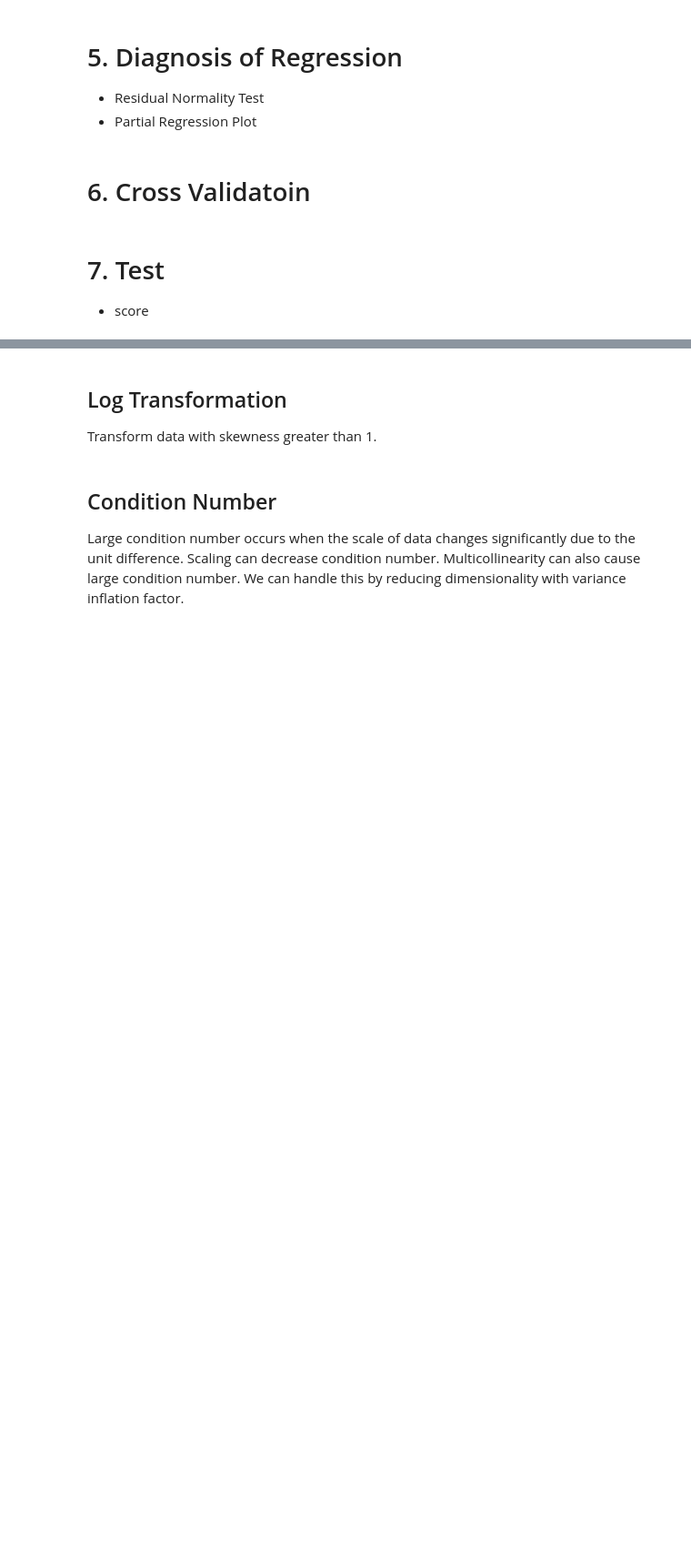
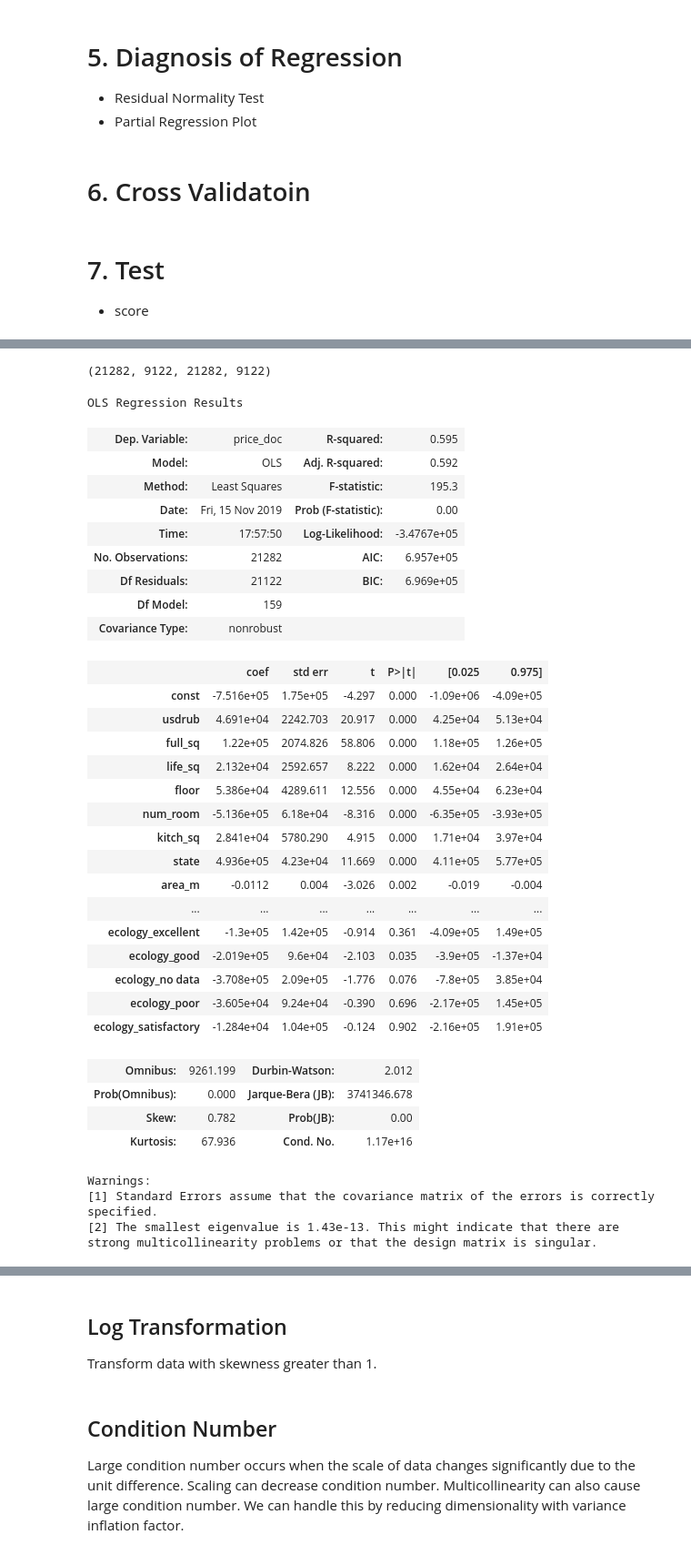
Before and after one commit to hojisu/sberbank-russian-housing-market, a Jupyter notebook: code/Modeling-StatsModels_final2.ipynb, the cells around one changed output, grey strips where cells are left out. Shown at 91% size. Drawn from its saved outputs; the diff is of its cells as text; code cells hidden in the pictures; blank space fills up the shorter version.

Commit message:
develop model

```diff
--- a/code/Modeling-StatsModels_final2.ipynb
+++ b/code/Modeling-StatsModels_final2.ipynb
@@ -97,0 +113,59 @@ Replace -, +, :, ~, * in column name with underscore
+# %%
+X_train, X_test, y_train, y_test = train_test_split(dfx, dfy, test_size=0.3, random_state=1)
+len(X_train), len(X_test), len(y_train), len(y_test)
+# %% [output]
+(21282, 9122, 21282, 9122)
+# %%
+# StandardScaler
+std_scaler = StandardScaler()
+std_scaler.fit(X_train)
+X_train_std_scaler = std_scaler.transform(X_train)
+std_scaler.fit(X_test)
+X_test_std_scaler = std_scaler.transform(X_test)
+# %%
+# RobustScaler
+robust_scaler = RobustScaler()
+robust_scaler.fit(X_train)
+X_train_robust_scaler = robust_scaler.transform(X_train)
+robust_scaler.fit(X_test)
+X_train_robust_scaler = robust_scaler.transform(X_test)
+# %%
+X_train = sm.add_constant(X_train)
+# %%
+result = sm.OLS(y_train, X_train).fit()
+result.summary()
+# %% [output]
+OLS Regression Results
+| Dep. Variable: | price_doc | R-squared: | 0.595 |
+| Model: | OLS | Adj. R-squared: | 0.592 |
+| Method: | Least Squares | F-statistic: | 195.3 |
+| Date: | Fri, 15 Nov 2019 | Prob (F-statistic): | 0.00 |
+| Time: | 17:57:50 | Log-Likelihood: | -3.4767e+05 |
+| No. Observations: | 21282 | AIC: | 6.957e+05 |
+| Df Residuals: | 21122 | BIC: | 6.969e+05 |
+| Df Model: | 159 |  |  |
+| Covariance Type: | nonrobust |  |  |
+|  | coef | std err | t | P>|t| | [0.025 | 0.975] |
+| const | -7.516e+05 | 1.75e+05 | -4.297 | 0.000 | -1.09e+06 | -4.09e+05 |
+| usdrub | 4.691e+04 | 2242.703 | 20.917 | 0.000 | 4.25e+04 | 5.13e+04 |
+| full_sq | 1.22e+05 | 2074.826 | 58.806 | 0.000 | 1.18e+05 | 1.26e+05 |
+| life_sq | 2.132e+04 | 2592.657 | 8.222 | 0.000 | 1.62e+04 | 2.64e+04 |
+| floor | 5.386e+04 | 4289.611 | 12.556 | 0.000 | 4.55e+04 | 6.23e+04 |
+| num_room | -5.136e+05 | 6.18e+04 | -8.316 | 0.000 | -6.35e+05 | -3.93e+05 |
+| kitch_sq | 2.841e+04 | 5780.290 | 4.915 | 0.000 | 1.71e+04 | 3.97e+04 |
+| state | 4.936e+05 | 4.23e+04 | 11.669 | 0.000 | 4.11e+05 | 5.77e+05 |
+| area_m | -0.0112 | 0.004 | -3.026 | 0.002 | -0.019 | -0.004 |
+| ... | ... | ... | ... | ... | ... | ... |
+| ecology_excellent | -1.3e+05 | 1.42e+05 | -0.914 | 0.361 | -4.09e+05 | 1.49e+05 |
+| ecology_good | -2.019e+05 | 9.6e+04 | -2.103 | 0.035 | -3.9e+05 | -1.37e+04 |
+| ecology_no data | -3.708e+05 | 2.09e+05 | -1.776 | 0.076 | -7.8e+05 | 3.85e+04 |
+| ecology_poor | -3.605e+04 | 9.24e+04 | -0.390 | 0.696 | -2.17e+05 | 1.45e+05 |
+| ecology_satisfactory | -1.284e+04 | 1.04e+05 | -0.124 | 0.902 | -2.16e+05 | 1.91e+05 |
+| Omnibus: | 9261.199 | Durbin-Watson: | 2.012 |
+| Prob(Omnibus): | 0.000 | Jarque-Bera (JB): | 3741346.678 |
+| Skew: | 0.782 | Prob(JB): | 0.00 |
+| Kurtosis: | 67.936 | Cond. No. | 1.17e+16 |
+Warnings:
+[1] Standard Errors assume that the covariance matrix of the errors is correctly specified.
+[2] The smallest eigenvalue is 1.43e-13. This might indicate that there are
+strong multicollinearity problems or that the design matrix is singular.
```
Also changed, not shown: parts of 16 cells of this notebook, 2 other files.
